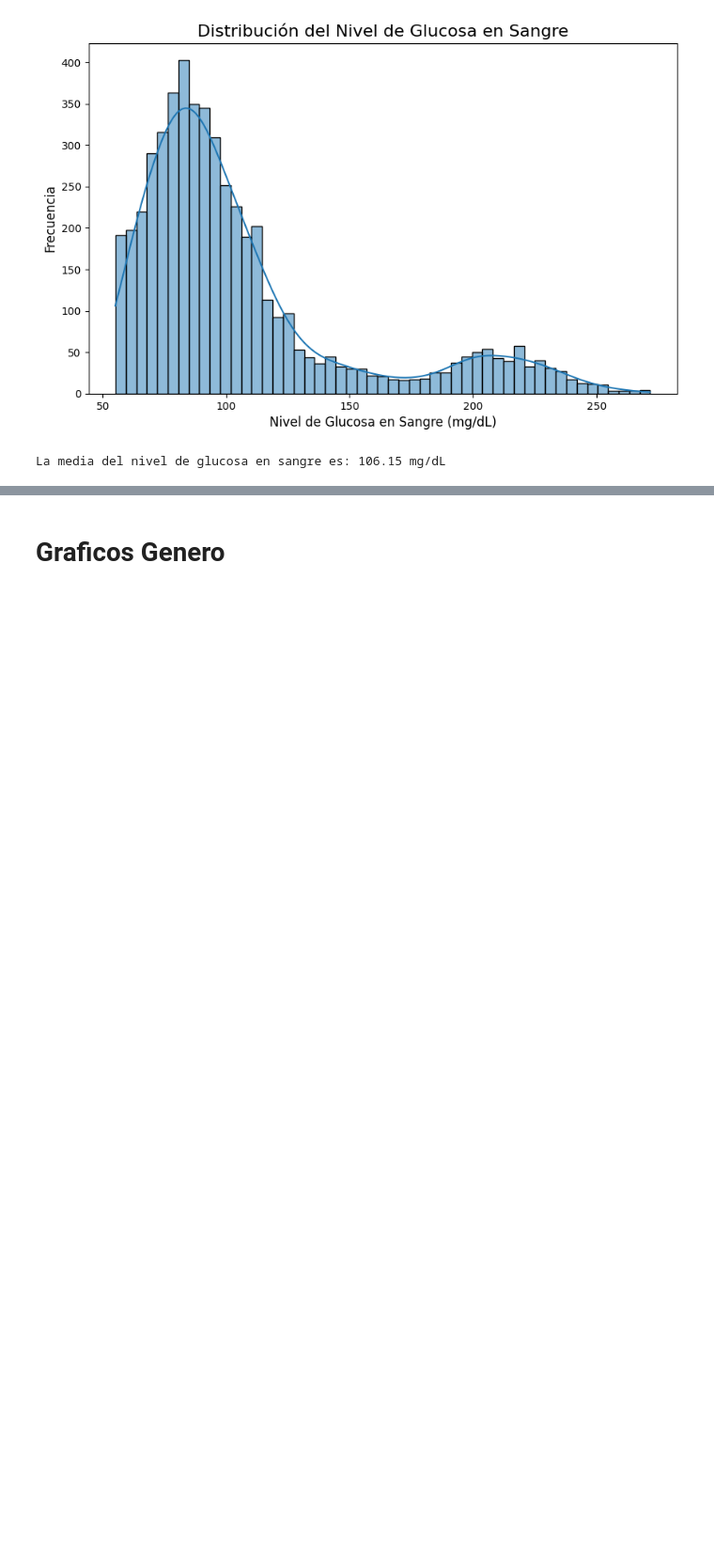
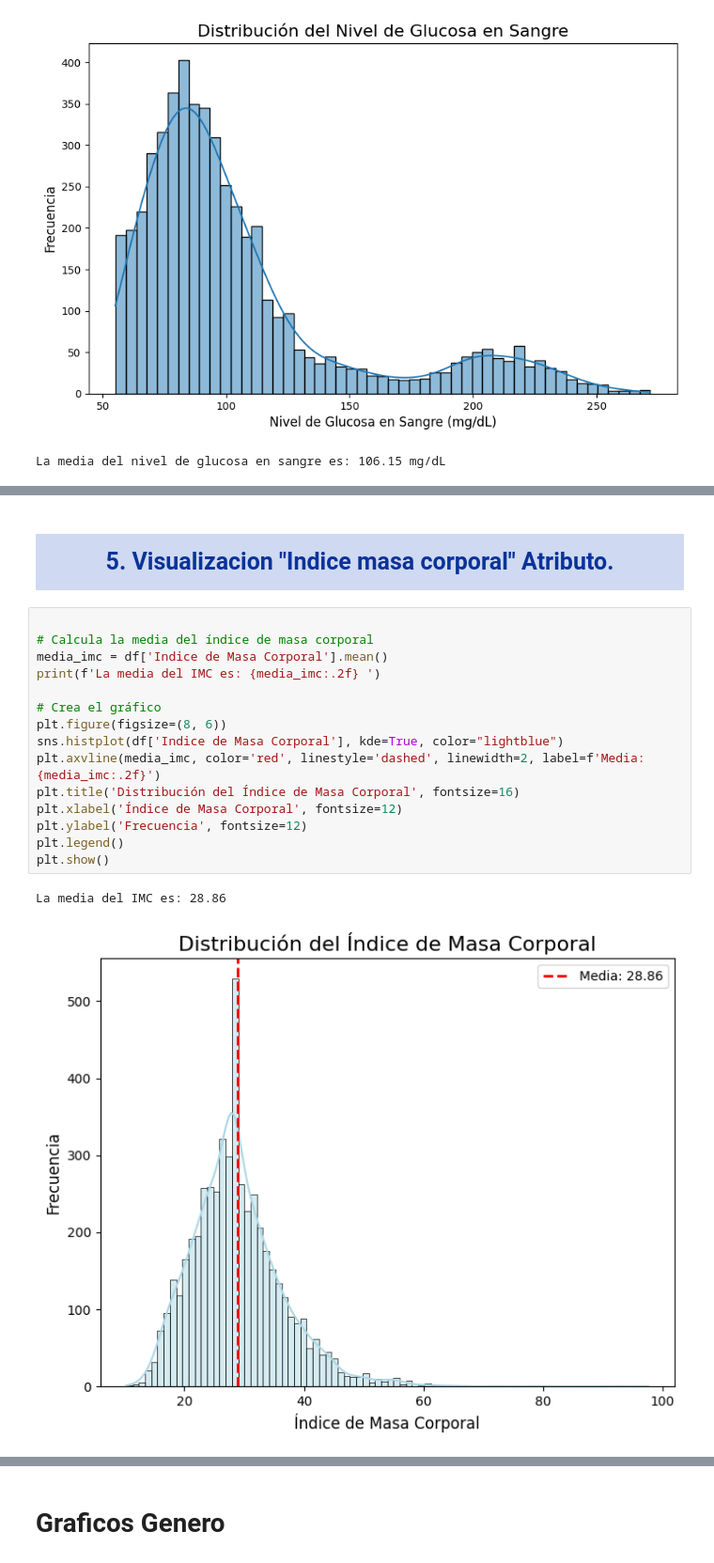
Before and after one commit to MartinGalvao/DataScience, a Jupyter notebook: PRUEBAS_Entregable_1_Martin_Galvao_DataScience_II.ipynb, the cells around one changed output, grey strips where cells are left out. Shown at 94% size. Saved outputs shown, nothing was run; the diff lists cells and outputs as text; blank space fills up the shorter version.

```diff
--- a/PRUEBAS_Entregable_1_Martin_Galvao_DataScience_II.ipynb
+++ b/PRUEBAS_Entregable_1_Martin_Galvao_DataScience_II.ipynb
@@ -562,0 +628,20 @@ La media del nivel de glucosa en sangre es: 106.15 mg/dL
+# %% [markdown]
+## <div style="text-align: left; background-color:#CFD9F1 ; font-family: Trebuchet MS; color: #0A3399; padding: 15px; line-height:1;border-radius:1px; margin-bottom: 0em; text-align: center; font-size: 25px;border-style: solid;border-color: dark green;"> 5. Visualizacion "Indice masa corporal" Atributo. </div>
+# %%
+
+# Calcula la media del índice de masa corporal
+media_imc = df['Indice de Masa Corporal'].mean()
+print(f'La media del IMC es: {media_imc:.2f} ')
+
+# Crea el gráfico
+plt.figure(figsize=(8, 6))
+sns.histplot(df['Indice de Masa Corporal'], kde=True, color="lightblue")
+plt.axvline(media_imc, color='red', linestyle='dashed', linewidth=2, label=f'Media: {media_imc:.2f}')
+plt.title('Distribución del Índice de Masa Corporal', fontsize=16)
+plt.xlabel('Índice de Masa Corporal', fontsize=12)
+plt.ylabel('Frecuencia', fontsize=12)
+plt.legend()
+plt.show()
+# %% [output]
+La media del IMC es: 28.86
+[figure, added]
```
Also changed, not shown: parts of 44 cells of this notebook.
